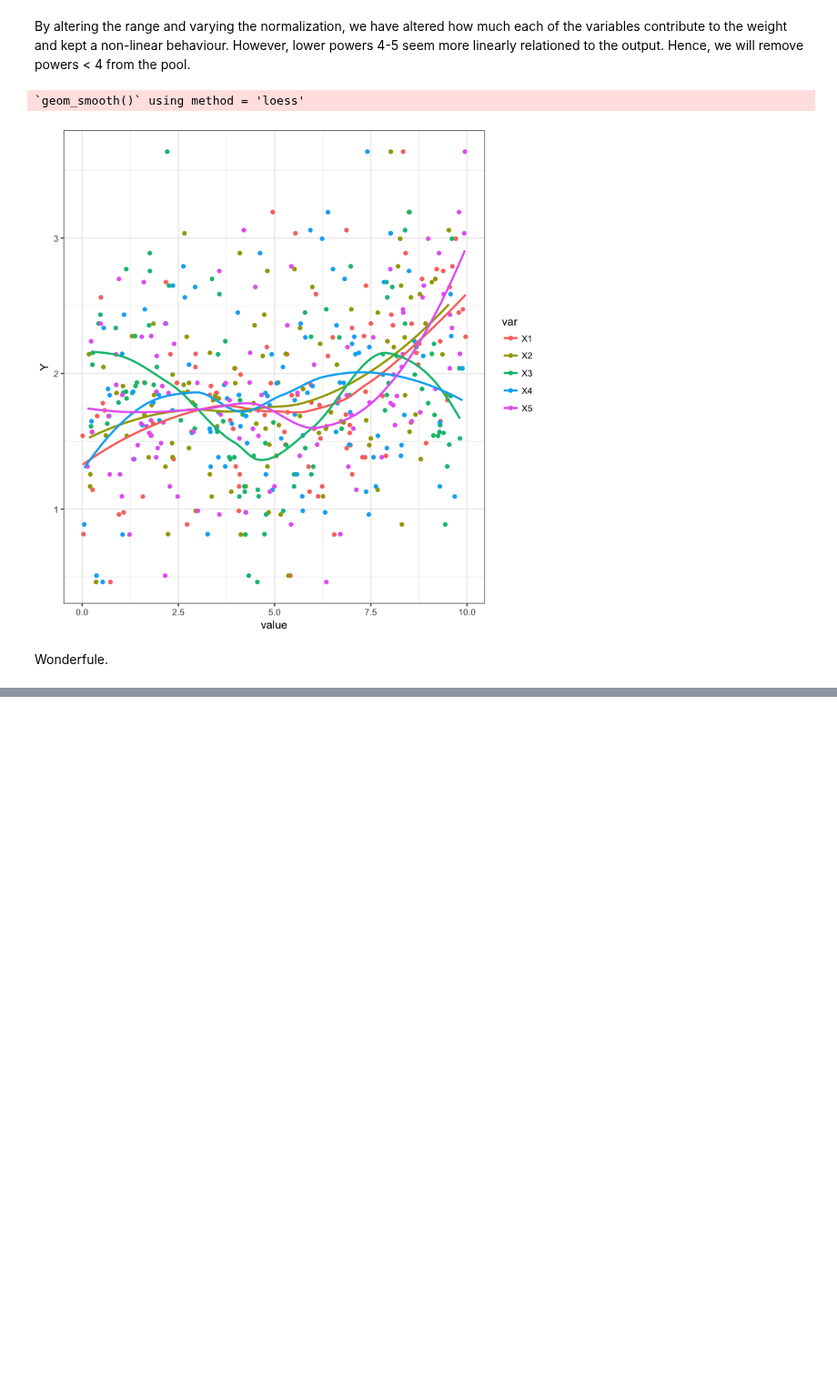
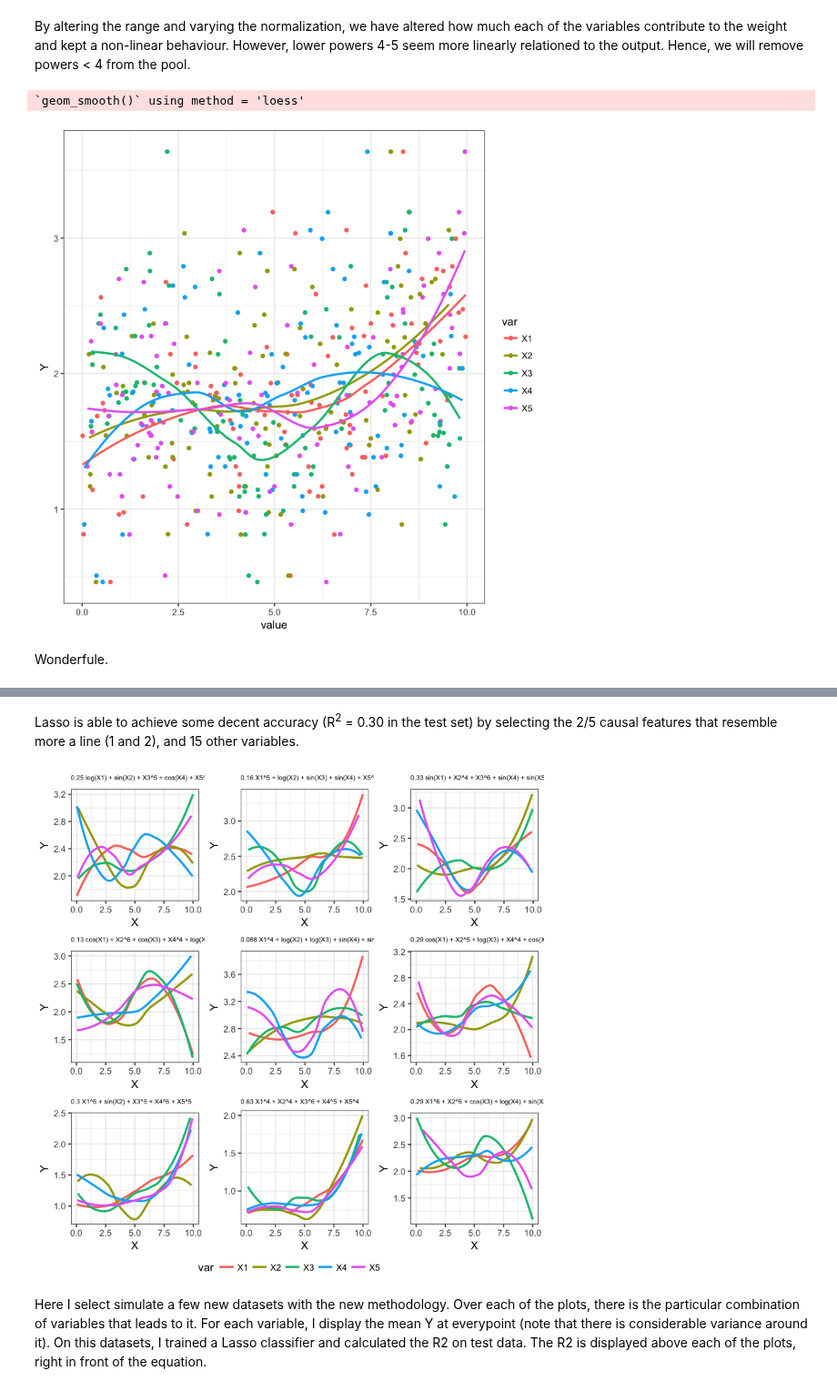
Before and after one commit to hclimente/nori, a Jupyter notebook: doc/data_generation.ipynb, the cells around one changed output, grey strips where cells are left out. Shown at 91% size. Cells and saved outputs as stored; diff of their text form; code cells hidden in the pictures; blank space fills up the shorter version.

```diff
--- a/doc/data_generation.ipynb
+++ b/doc/data_generation.ipynb
@@ -170,0 +221,51 @@ Wonderfule.
+# %% [markdown]
+Lasso is able to achieve some decent accuracy (R<sup>2</sup> = 0.30 in the test set) by selecting the 2/5 causal features that resemble more a line (1 and 2), and 15 other variables.
+# %%
+suppressPackageStartupMessages(library(cowplot))
+
+ggs <- lapply(1:9, function(i) {
+    o <- system2('nextflow', args = c('run', '../pipelines/scripts/io/generate_non-linear_data.nf',
+                                      '--n 100','--d 100','--causal 5'),
+                 stdout = TRUE)
+    formula <- gsub('Y = 0 \\+ ', '', o[5]) %>%
+        gsub(',None', '', .) %>%
+        gsub(',\\],\\[', ']^', .) %>%
+        gsub('\\]\\)', '', .) %>%
+        gsub(',', '])', .) %>%
+        gsub('power\\(', '', .) %>%
+        gsub('\\[4\\]', '5', .) %>% gsub('\\[3\\]', '4', .) %>%
+        gsub('\\[2\\]', '3', .) %>% gsub('\\[1\\]', '2', .) %>%
+        gsub('\\[0\\]', '1', .)
+
+    X <- npyLoad("X_train.npy") %>% t
+    Y <- npyLoad("Y_train.npy") %>% t %>% as.numeric
+
+    cvfit = cv.glmnet(X, Y)
+    X_test <- npyLoad("X_test.npy") %>% t
+    Y_test <- npyLoad("Y_test.npy") %>% t %>% as.numeric
+
+    prediction <- predict(cvfit, newx = X_test, s = "lambda.min")
+
+    r2 <- cor(prediction, Y_test)^2
+
+    data_frame(X1 = X[,1], X2 = X[,2], X3 = X[,3],
+               X4 = X[,4], X5 = X[,5], Y = Y) %>%
+        mutate(idx = 1:n()) %>%
+        gather(var, value, -idx, -Y) %>%
+        ggplot(aes(value, Y, color = var)) +
+            geom_smooth(method = 'loess', se = FALSE) +
+            theme_bw() +
+            labs(x = 'X', title = paste(format(r2, digits = 2), formula)) +
+            theme(plot.title = element_text(size=6.5))
+
+})
+
+plots <- plot_grid(plotlist = lapply(ggs, function(p) p + theme(legend.position = 'None')),
+                   nrow = 3, ncol = 3)
+legend <- get_legend(ggs[[1]] + theme(legend.position = 'bottom'))
+
+plot_grid(plots, legend, nrow = 2, rel_heights = c(20, 1))
+# %% [output]
+[figure, added]
+# %% [markdown]
+Here I select simulate a few new datasets with the new methodology. Over each of the plots, there is the particular combination of variables that leads to it. For each variable, I display the mean Y at everypoint (note that there is considerable variance around it). On this datasets, I trained a Lasso classifier and calculated the R2 on test data. The R2 is displayed above each of the plots, right in front of the equation.
```
Also changed, not shown: parts of 4 cells of this notebook, 1 other file.
